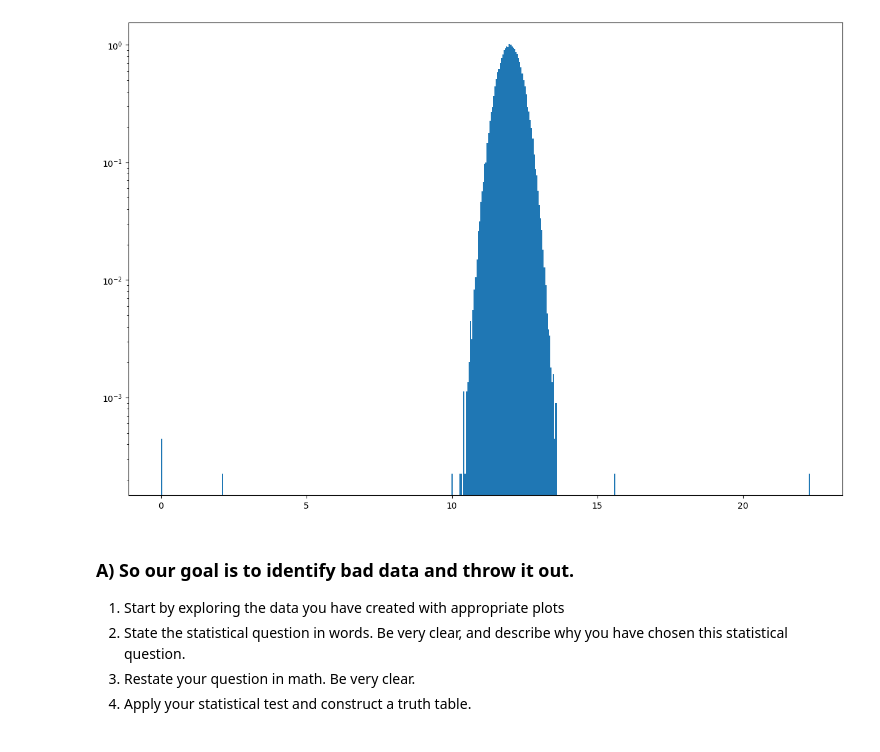
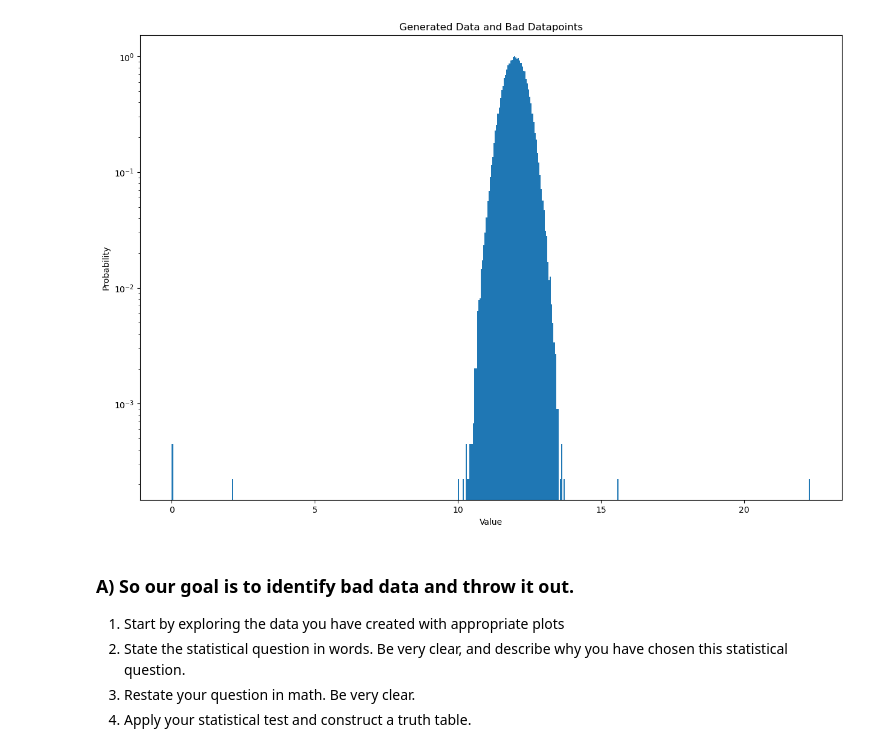
Before and after one commit to afspicciati/Phys-434, a Jupyter notebook: Lab3.ipynb, the cells around one changed output. Drawn from its saved outputs; the diff is of its cells as text; code cells hidden in the pictures.

```diff
--- a/Lab3.ipynb
+++ b/Lab3.ipynb
@@ -12,14 +16,19 @@ plt.rcParams["figure.figsize"] = (15,10)
 # %%
 d = np.append(stats.norm.rvs(loc = 12., scale = 0.4, size = 100000), [10., 10.3, 2.1, 0., 0., 15.6, 22.3, 12.7])
 fig, ax = plt.subplots(1, 1)
 ax.hist(d,500, density=True)
 plt.tick_params(labelsize = 10)
+
+plt.title('Generated Data and Bad Datapoints')
+plt.xlabel('Value')
+plt.ylabel('Probability')
+
 plt.yscale('log')
 #x = np.linspace(4.95,5.05,1000)
 #ax.plot(x,stats.norm.pdf(x,loc = 5., scale = 0.01),linewidth = 8,alpha = 0.7)
 plt.show()
 # %% [output]
-[figure, old version]
+[figure, new version]
 # %% [markdown]
 ### A) So our goal is to identify bad data and throw it out.
 
```
Also changed, not shown: parts of 2 cells of this notebook, 1 other file.
